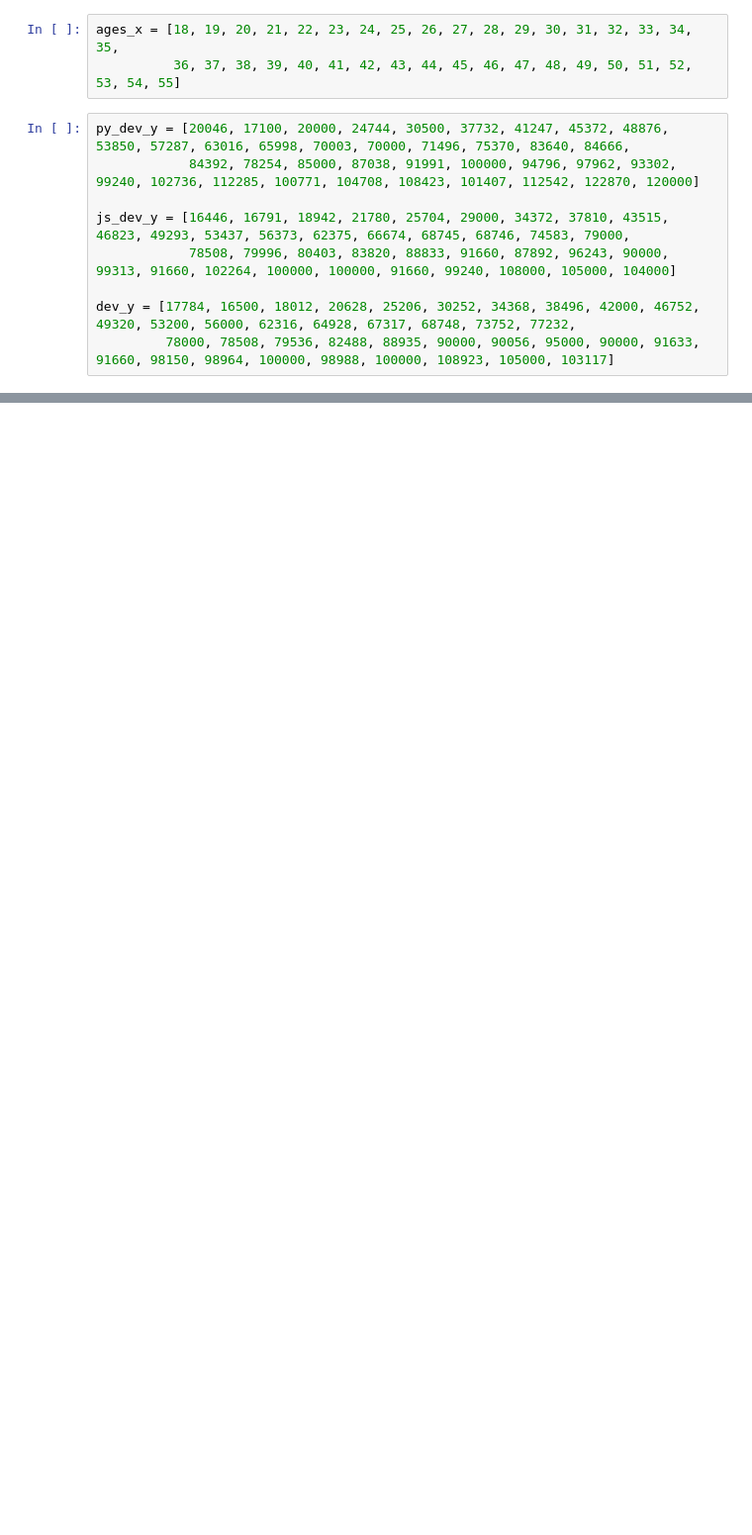
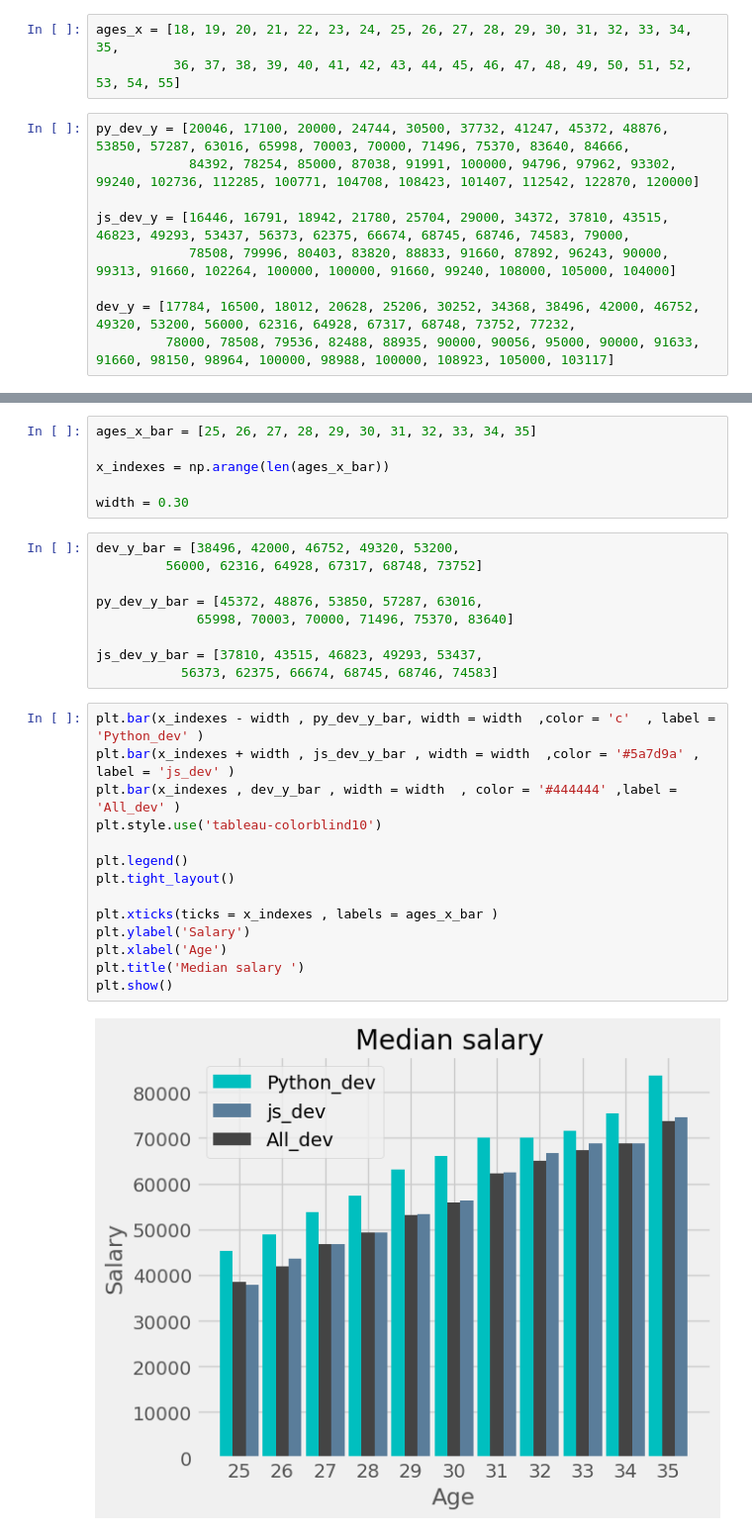
Before and after one commit to Hitesh-Ojha/learning, a Jupyter notebook: data science/matplotlib.ipynb, the cells around one changed output, grey strips where cells are left out. Shown at 99% size. Saved outputs shown, nothing was run; the diff lists cells and outputs as text; blank space fills up the shorter version.

```diff
--- a/data science/matplotlib.ipynb
+++ b/data science/matplotlib.ipynb
@@ -36,0 +45,31 @@ plt.show()
+# %%
+ages_x_bar = [25, 26, 27, 28, 29, 30, 31, 32, 33, 34, 35]
+
+x_indexes = np.arange(len(ages_x_bar))
+
+width = 0.30
+# %%
+dev_y_bar = [38496, 42000, 46752, 49320, 53200,
+         56000, 62316, 64928, 67317, 68748, 73752]
+
+py_dev_y_bar = [45372, 48876, 53850, 57287, 63016,
+             65998, 70003, 70000, 71496, 75370, 83640]
+
+js_dev_y_bar = [37810, 43515, 46823, 49293, 53437,
+           56373, 62375, 66674, 68745, 68746, 74583]
+# %%
+plt.bar(x_indexes - width , py_dev_y_bar, width = width  ,color = 'c'  , label = 'Python_dev' )
+plt.bar(x_indexes + width , js_dev_y_bar , width = width  ,color = '#5a7d9a' , label = 'js_dev' )
+plt.bar(x_indexes , dev_y_bar , width = width  , color = '#444444' ,label = 'All_dev' )
+plt.style.use('tableau-colorblind10')
+
+plt.legend()
+plt.tight_layout()
+
+plt.xticks(ticks = x_indexes , labels = ages_x_bar )
+plt.ylabel('Salary')
+plt.xlabel('Age')
+plt.title('Median salary ')
+plt.show()
+# %% [output]
+[figure, added]
```
Also changed, not shown: parts of 14 cells of this notebook, 2 other files.
